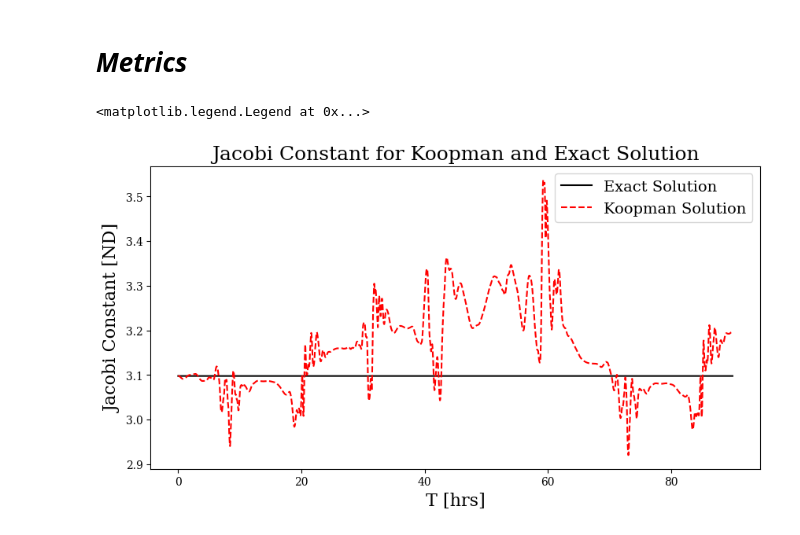
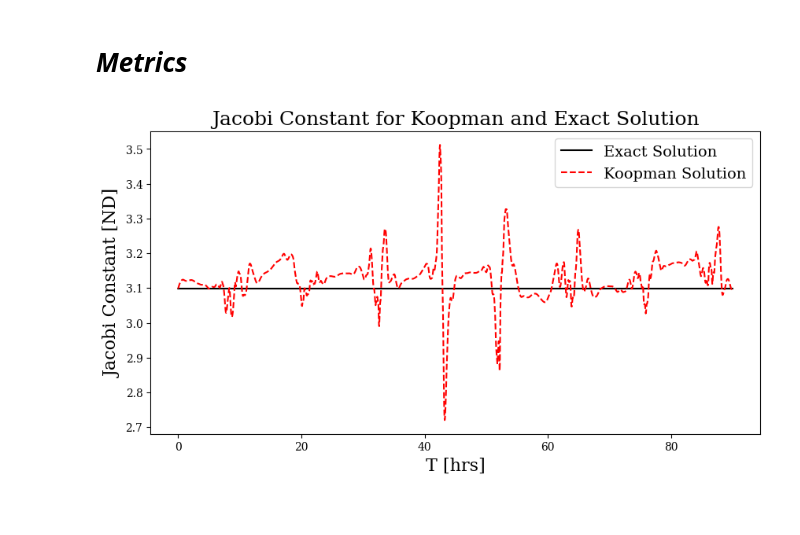
Before and after one commit to tiwari-research-group/Orbital-Koopman, a Jupyter notebook: CR3BP/CR3BP_RK4.ipynb, the cells around one changed output. Drawn from its saved outputs; the diff is of its cells as text; code cells hidden in the pictures.

```diff
--- a/CR3BP/CR3BP_RK4.ipynb
+++ b/CR3BP/CR3BP_RK4.ipynb
@@ -85,10 +86,10 @@ loader = DataLoader(list(zip(data_x, data_y, data_y2)), shuffle=True, batch_size
 # %% [markdown]
 # ***Building the Network***
 # %%
-# Hyper-parameters j
+# Hyperparameters
 input_size = nx
-lifted_space = 80
-hidden_size = 95
+lifted_space = 100
+hidden_size = 105
 learning_rate = 0.000001
 P = torch.cat((torch.eye(nx),torch.zeros(nx,lifted_space)),1).to(device)
 
@@ -98,26 +99,6 @@ class Encoder(nn.Module):
 
         self.encoder = torch.nn.Sequential(
             torch.nn.Linear(input_size, hidden_size),
-            torch.nn.SELU(),
-            torch.nn.Linear(hidden_size, hidden_size),
-            torch.nn.SELU(),
-            torch.nn.Linear(hidden_size, hidden_size),
-            torch.nn.SELU(),
-            torch.nn.Linear(hidden_size, hidden_size),
-            torch.nn.SELU(),
-            torch.nn.Linear(hidden_size, hidden_size),
-            torch.nn.SELU(),
-            torch.nn.Linear(hidden_size, hidden_size),
-            torch.nn.SELU(),
-            torch.nn.Linear(hidden_size, hidden_size),
-            torch.nn.SELU(),
-            torch.nn.Linear(hidden_size, hidden_size),
-            torch.nn.SELU(),
-            torch.nn.Linear(hidden_size, hidden_size),
-            torch.nn.SELU(),
-            torch.nn.Linear(hidden_size, hidden_size),
-            torch.nn.SELU(),
-            torch.nn.Linear(hidden_size, hidden_size),
             torch.nn.SELU(),
             torch.nn.Linear(hidden_size, hidden_size),
             torch.nn.SELU(),
@@ -159,7 +140,7 @@ class Encoder(nn.Module):
           return encoded
 
 modelen = Encoder(input_size, lifted_space).to(device)
-criterion = torch.nn.MSELoss().to(device) # mean squared loss
+criterion = torch.nn.MSELoss().to(device)
 optimizer = optim.Adamax(list(modelen.parameters()), lr=learning_rate, weight_decay=1e-5)
 # %% [markdown]
 # ***Training***
@@ -294,5 +255,5 @@ Iteration: [3/3],   Epoch: [3000/3000],  Loss: 1.506259560585022,   L1 Loss: 0.5
 # %%
-with open('CR3BPloss305.pkl', 'rb') as lf:
+with open('CR3BPloss.pkl', 'rb') as lf:
     Loss = pickle.load(lf)
 
 # plotting training loss
@@ -308,6 +269,6 @@ plt.show()
 # %%
-modelen = torch.load('CR3BP-model305.pt')
-with open('CR3BPobjs305.pkl', 'rb') as f:
+modelen = torch.load('CR3BP-model.pt', weights_only=False)
+with open('CR3BPobjs.pkl', 'rb') as f:
     K = pickle.load(f)
 # %%
 # CR3BP parameters
@@ -553,34 +465,33 @@ def Jacobi2(states):
 # %%
-def Jacobi3(states,mu):
+def Jacobi(states,mu):
     x = states[:,0]
     y = states[:,1]
     z = states[:,2]
     xdot = states[:,3]
     ydot = states[:,4]
     zdot = states[:,5]
 
     mu1 = 1-mu
     mu2 = mu
     r1 = np.sqrt((x+mu2)**2 + y**2 + z**2)
     r2 = np.sqrt((x-mu1)**2 + y**2 + z**2)
 
     return (x**2 + y**2) + 2*(mu1/r1 + mu2/r2) - xdot**2 - ydot**2 - zdot**2
 
-true = Jacobi3(sol,mu)
-exp = Jacobi3(new_states,mu)
+true = Jacobi(sol,mu)
+exp = Jacobi(new_states,mu)
 fig5 = plt.figure(figsize = (10, 5))
 ax5 = plt.axes()
 
 # Adding Figure Title and Labels
 ax5.set_title('Jacobi Constant for Koopman and Exact Solution', fontsize=18)
 ax5.set_xlabel('T [hrs]', fontsize=16)
 ax5.set_ylabel('Jacobi Constant [ND]', fontsize=16)
-# ax5.set_xticks([0, 250, 500, 750, 1000, 1250, 1500, 1750, 2000],[0, 0.125, 0.25, 0.375, 0.50, 0.625, 0.75, 0.875, 1.00])
 
 # Plotting Rotating Frame Positions
 ax5.plot(time, true, c='black')
 ax5.plot(time, exp, linestyle='--', c='red')
 ax5.legend(labels=['Exact Solution', 'Koopman Solution'],fontsize=14)
+plt.savefig("CR3BP-metric.svg", format="svg", dpi=1200)
 # %% [output]
-<matplotlib.legend.Legend at 0x...>
-[figure, old version]
+[figure, new version]
```
Also changed, not shown: parts of 12 cells of this notebook, 20 other files.
